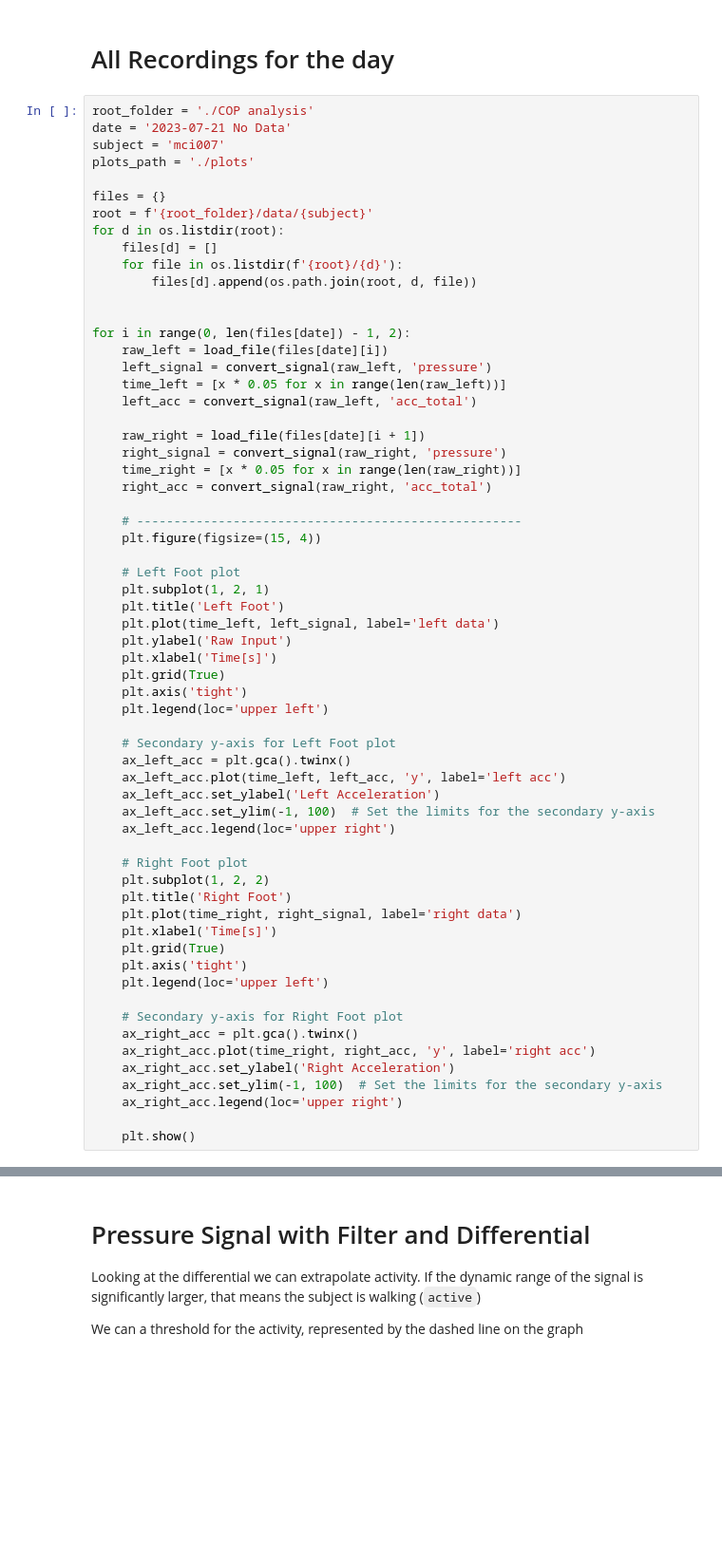
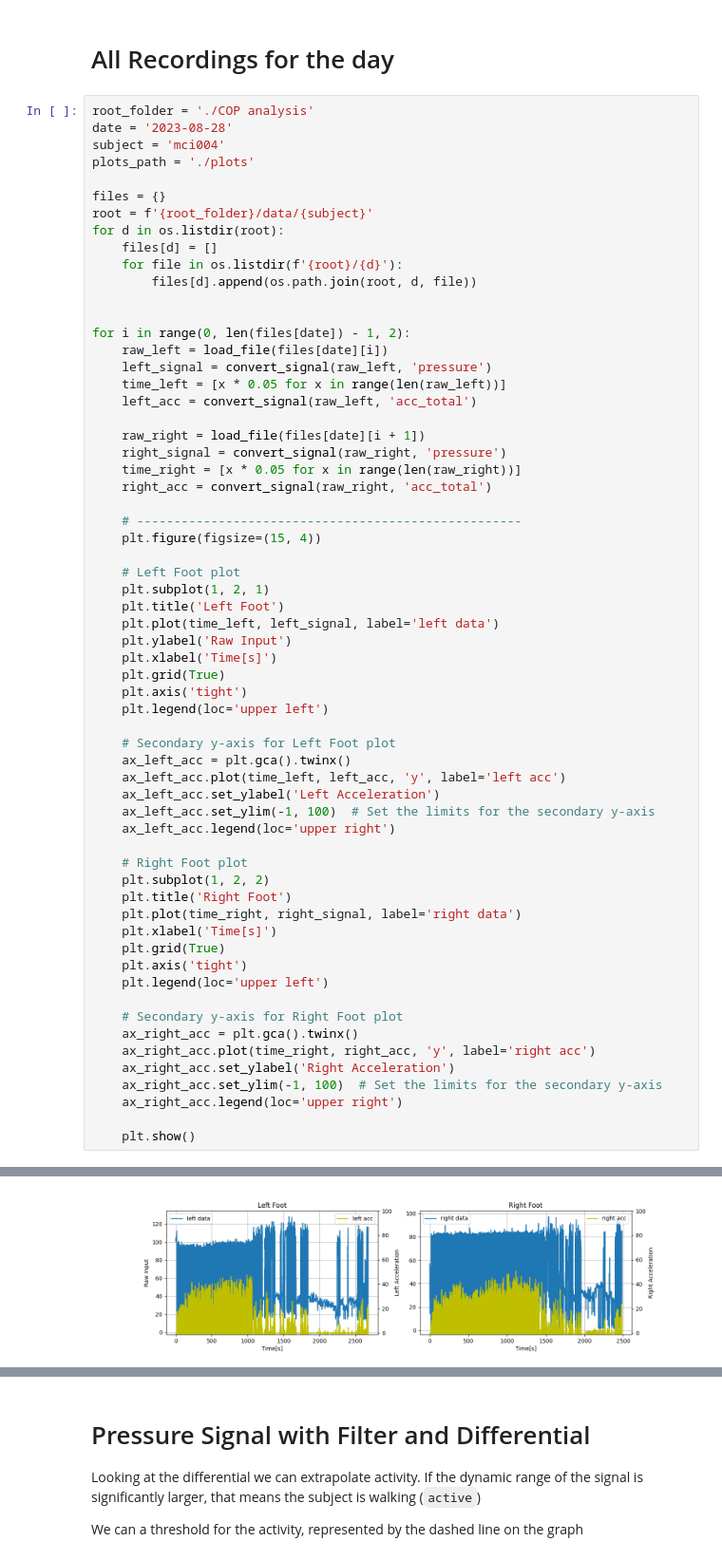
Before and after one commit to Sevastiyan/fs-projects, a Jupyter notebook: COP analysis/analysis_general.ipynb, the cells around one changed output, grey strips where cells are left out. Shown at 95% size. Drawn from its saved outputs; the diff is of its cells as text; blank space fills up the shorter version.

```diff
--- a/COP analysis/analysis_general.ipynb
+++ b/COP analysis/analysis_general.ipynb
@@ -43,8 +43,8 @@ def generate_mask(signal, threshold=5):
 # All Recordings for the day
 # %%
 root_folder = './COP analysis'
-date = '2023-07-21 No Data'
-subject = 'mci007'
+date = '2023-08-28'
+subject = 'mci004'
 plots_path = './plots'
 
 files = {}
@@ -107,0 +113 @@ KeyError: '2023-07-21'
+[figure, added]
```
Also changed, not shown: parts of 18 cells of this notebook, 15 other files.
